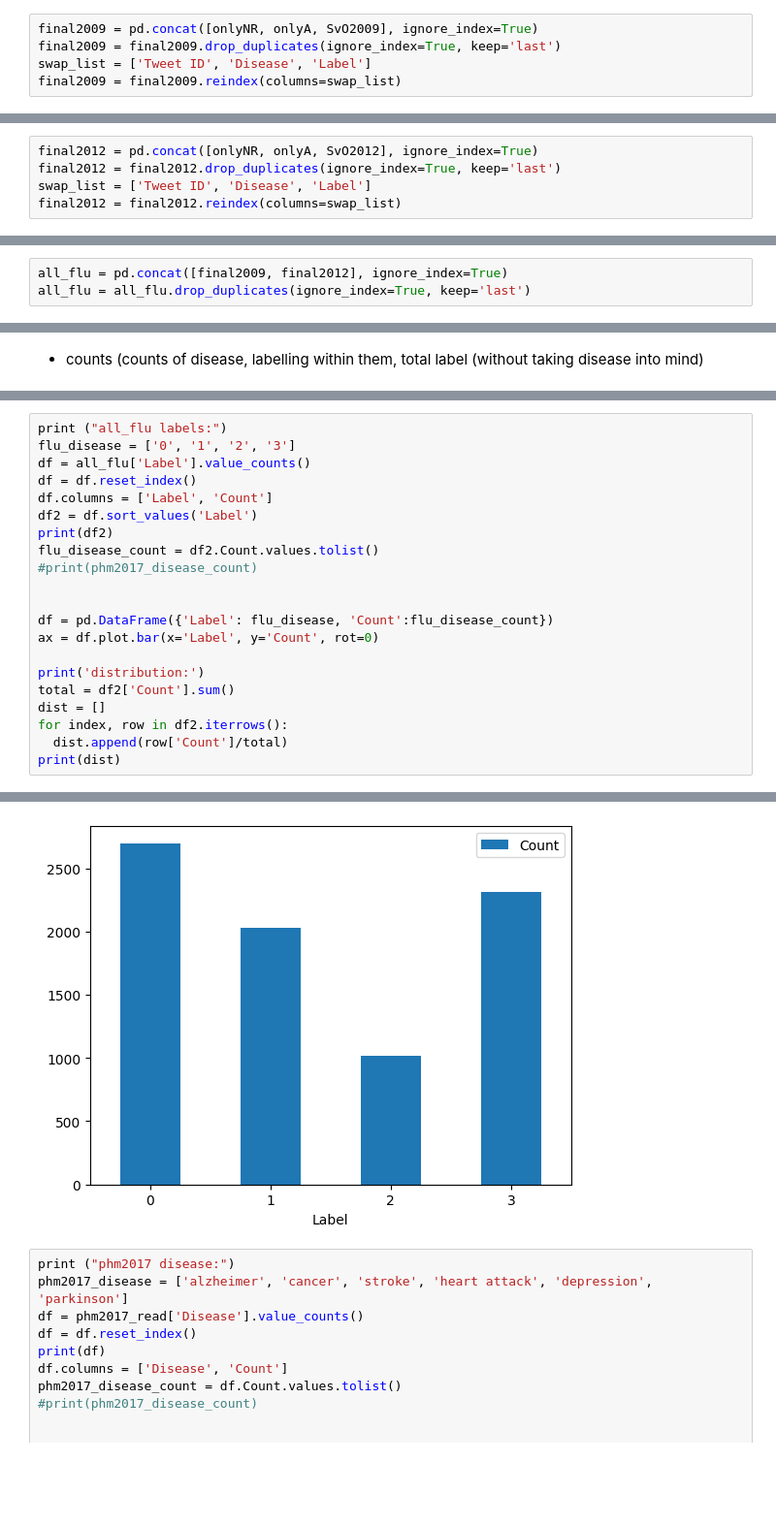
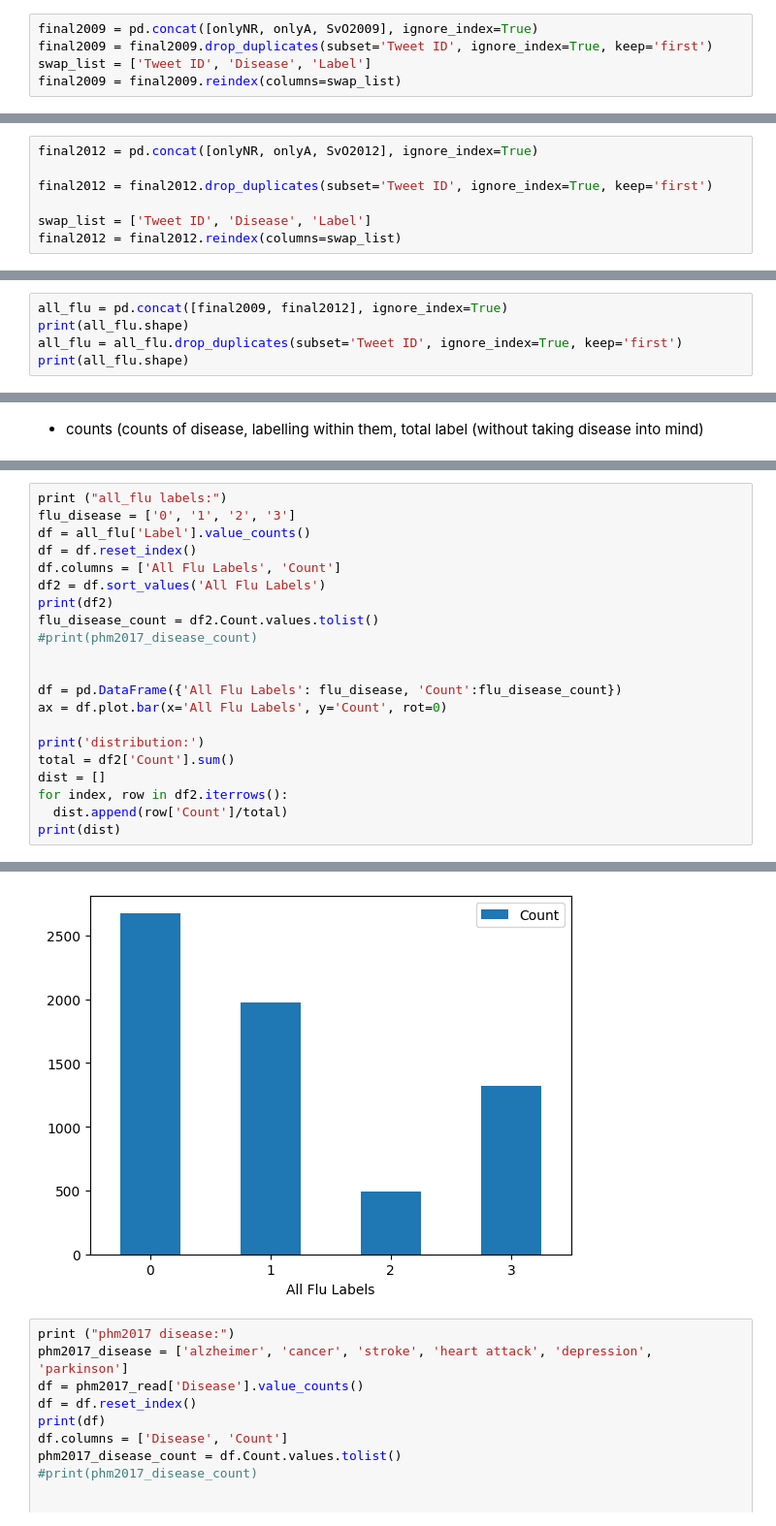
Before and after one commit to emedema/phm_evolutionary_optimization, a Jupyter notebook: data.ipynb, the cells around one changed output, grey strips where cells are left out. Shown: that part at 97% size. Drawn from its saved outputs; the diff is of its cells as text; blank space fills up the shorter version.

Commit message:
Updated data.ipynb, added removed duplicates versions of all data

```diff
--- a/data.ipynb
+++ b/data.ipynb
@@ -44,7 +44,7 @@ for index, row in SvO2009.iterrows():
     SvO2009.at[index, "Label"] = 3
 # %%
 final2009 = pd.concat([onlyNR, onlyA, SvO2009], ignore_index=True)
-final2009 = final2009.drop_duplicates(ignore_index=True, keep='last')
+final2009 = final2009.drop_duplicates(subset='Tweet ID', ignore_index=True, keep='first')
 swap_list = ['Tweet ID', 'Disease', 'Label']
 final2009 = final2009.reindex(columns=swap_list)
 # %%
@@ -88,7 +88,9 @@ for index, row in SvO2012.iterrows():
     SvO2012.at[index, "Label"] = 3
 # %%
 final2012 = pd.concat([onlyNR, onlyA, SvO2012], ignore_index=True)
-final2012 = final2012.drop_duplicates(ignore_index=True, keep='last')
+
+final2012 = final2012.drop_duplicates(subset='Tweet ID', ignore_index=True, keep='first')
+
 swap_list = ['Tweet ID', 'Disease', 'Label']
 final2012 = final2012.reindex(columns=swap_list)
 # %%
@@ -112,4 +114,6 @@ final2012
 ###Combining 2009 and 2012 Flu Data
 # %%
 all_flu = pd.concat([final2009, final2012], ignore_index=True)
-all_flu = all_flu.drop_duplicates(ignore_index=True, keep='last')
+print(all_flu.shape)
+all_flu = all_flu.drop_duplicates(subset='Tweet ID', ignore_index=True, keep='first')
+print(all_flu.shape)
@@ -225,15 +232,15 @@ print ("all_flu labels:")
 flu_disease = ['0', '1', '2', '3']
 df = all_flu['Label'].value_counts()
 df = df.reset_index()
-df.columns = ['Label', 'Count']
-df2 = df.sort_values('Label')
+df.columns = ['All Flu Labels', 'Count']
+df2 = df.sort_values('All Flu Labels')
 print(df2)
 flu_disease_count = df2.Count.values.tolist()
 #print(phm2017_disease_count)
 
 
-df = pd.DataFrame({'Label': flu_disease, 'Count':flu_disease_count})
-ax = df.plot.bar(x='Label', y='Count', rot=0)
+df = pd.DataFrame({'All Flu Labels': flu_disease, 'Count':flu_disease_count})
+ax = df.plot.bar(x='All Flu Labels', y='Count', rot=0)
 
 print('distribution:')
 total = df2['Count'].sum()
@@ -253,4 +260,4 @@ distribution:
-[figure, old version]
+[figure, new version]
 # %%
 print ("phm2017 disease:")
 phm2017_disease = ['alzheimer', 'cancer', 'stroke', 'heart attack', 'depression', 'parkinson']
```
Also changed, not shown: parts of 24 cells of this notebook, 2 other files.
